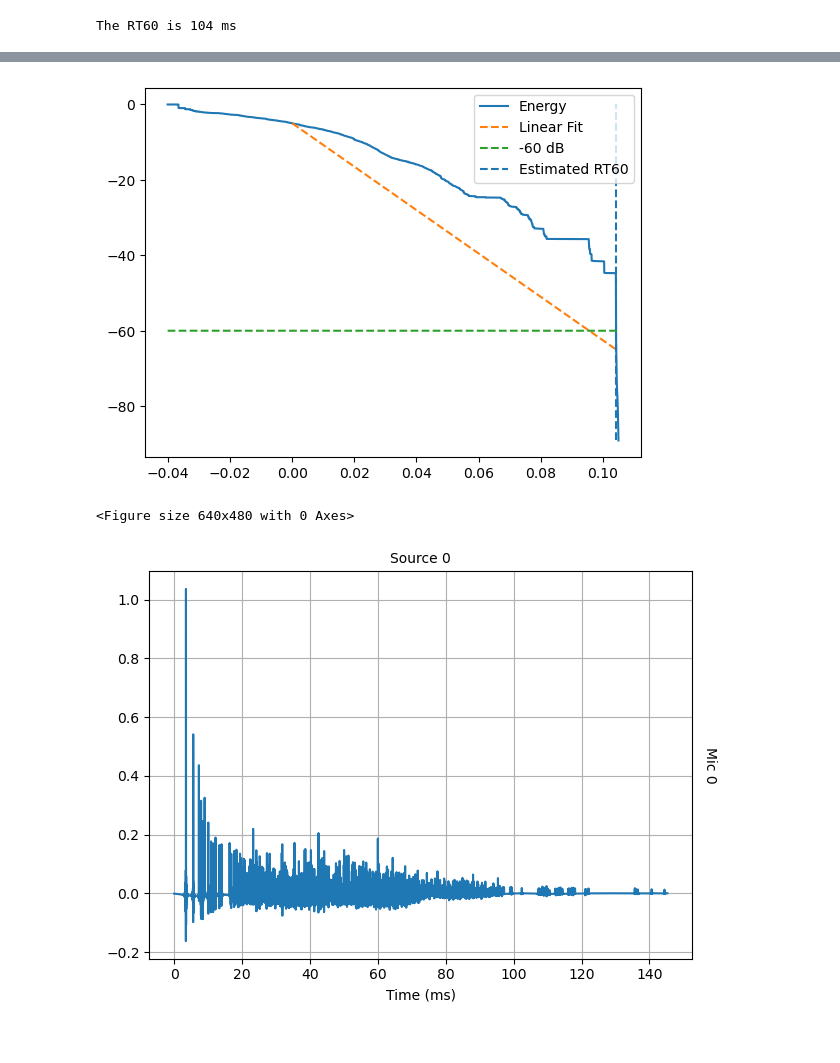
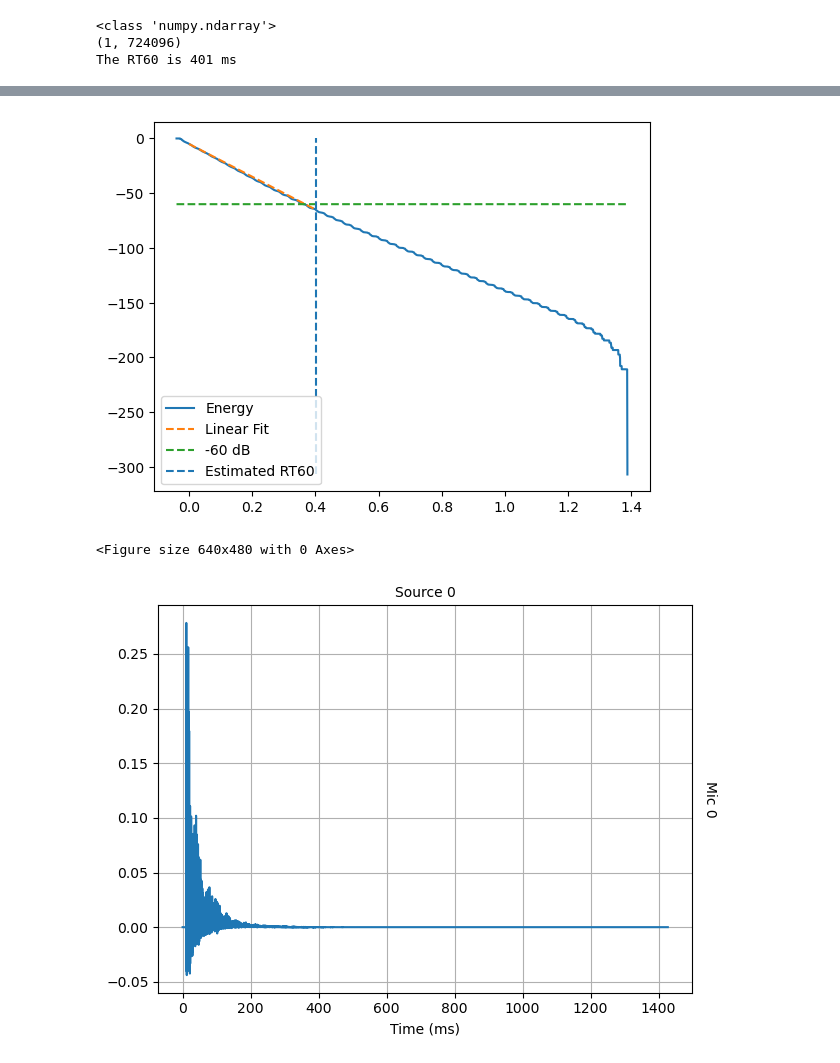
Before and after one commit to Joaqo99/DSP-TP, a Jupyter notebook: Tests_pyroom.ipynb, the cells around one changed output, grey strips where cells are left out. Cells and saved outputs as stored; diff of their text form; code cells hidden in the pictures.

```diff
--- a/Tests_pyroom.ipynb
+++ b/Tests_pyroom.ipynb
@@ -8,16 +47,20 @@ import plot
 # %%
+#Determino las dimensiones de la habitación y la frecuencia de sampleo a la cuál trabajar
 room_dim = [4.86, 3.43, 2.80]
+sup = 2*room_dim[0]*room_dim[1] + 2*room_dim[0]*room_dim[2] + 2*room_dim[1]*room_dim[2] #esto lo puse de yapa
 fs = 48000
-concrete = pra.Material('rough_concrete')
-wood = pra.Material('wood_1.6cm')
-ceramic = pra.Material('ceramic_tiles')
-materials = {'east':concrete, 'west':concrete, 'north':concrete, 'south':concrete, 'ceiling':wood, 'floor':ceramic}
-type(materials)
-room = pra.ShoeBox(room_dim, fs=fs, max_order=10, materials=materials)
-room.add_source([0.85, 0.47, 0.85])
-room.add_microphone([1.5, 1.0, 1.2])
 
-fig, ax = room.plot(mic_marker_size=30, source_marker_size=30)
+#Armo un diccionario especificando el material para cada superficie del cuarto
+materials = {'east':hormigon, 'west':hormigon, 'north':hormigon, 'south':hormigon, 'ceiling':madera, 'floor':azulejo}
+
+#Creo la habitación en formato shoebox
+room = pra.ShoeBox(room_dim, fs=fs, max_order=100, materials=abs_prom)
+
+#Agrego fuente y micrófono, se puede hacer al crear la habitación o agregar después
+room.add_source([4., 3., 2.], signal=audio, delay=0.05)
+room.add_microphone([1., 1.4, 1.4], fs=fs)
+
+fig, ax = room.plot(mic_marker_size=3, source_marker_size=30)
 ax.set_xlim([0,5])
 ax.set_ylim([0,5])
 ax.set_zlim([0,3])
@@ -27,13 +70,34 @@ ax.set_zlim([0,3])
 # %%
+#Determino el modo de simulación para la rir y el T60
 room.image_source_model()
+#room.ray_tracing()
 
+#Con simulate se simula la reproducción de la señal que cargas en la habitación (lo que nos interesa)
+room.simulate()
+
+#Obtengo las grabaciones de los micrófonos
+señales_captadas = room.mic_array.signals
+
+print(type(señales_captadas))
+print(señales_captadas.shape)
+
+#Obtengo la rir
 room.compute_rir()
 
-t60 = pra.experimental.measure_rt60(room.rir[0][0], fs=room.fs, plot=True)
-print(f"The RT60 is {t60 * 1000:.0f} ms")
+#Obtengo el T60 a partir de la rir, cualquiera de los dos métodos anda más o menos (son una poronga)
+#t60 = pra.experimental.rt60.measure_rt60(room.rir[0][0], fs=room.fs, plot=True)
+t60 = room.measure_rt60(plot = True)
+
+print(f"The RT60 is {t60[0, 0] * 1000:.0f} ms")
+
 
 plt.figure()
 room.plot_rir()
 plt.grid()
+
+#Notar que de las grabaciones tomo el 0, si hubieran más mics lo elijo a partir de ese índice
+af.play_audio(señales_captadas[0], fs)
 # %% [output]
-The RT60 is 104 ms
+<class 'numpy.ndarray'>
+(1, 724096)
+The RT60 is 401 ms
@@ -40,3 +105,3 @@ The RT60 is 104 ms
-[figure, old version]
+[figure, new version]
 <Figure size 640x480 with 0 Axes>
-[figure, old version]
+[figure, new version]
```
Also changed, not shown: parts of 9 cells of this notebook.
